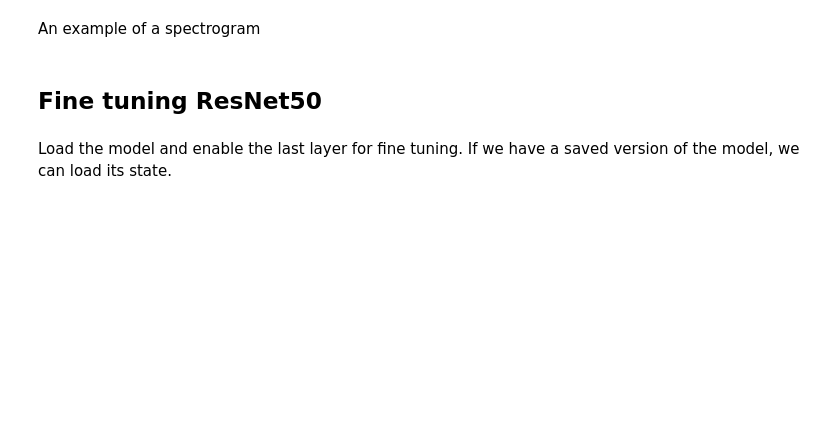
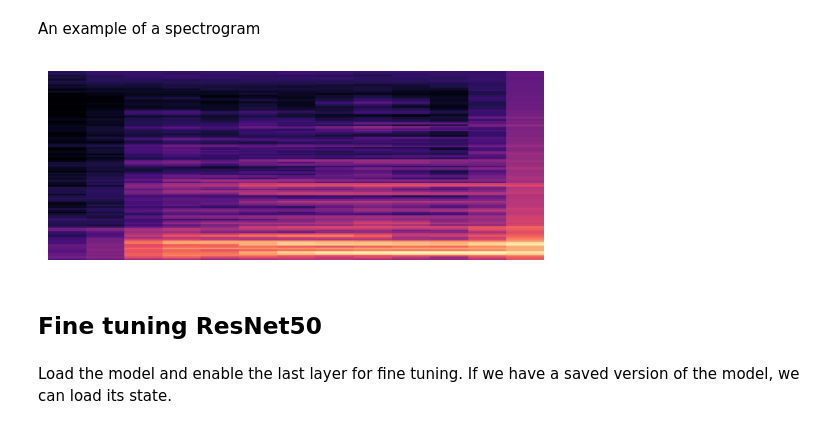
Before and after one commit to skoldin/chord-detector, a Jupyter notebook: classifier_v3.ipynb, the cells around one changed output. Drawn from its saved outputs; the diff is of its cells as text; code cells hidden in the pictures; blank space fills up the shorter version.

```diff
--- a/classifier_v3.ipynb
+++ b/classifier_v3.ipynb
@@ -210,14 +224,16 @@ An example of a spectrogram
 # %%
 import matplotlib.image as mpimg
 
-image_path = os.path.join(preprocessed_train_data_dir, 'Am', 'Am_acousticguitar_Mari_1_0.jpg')
+image_path = os.path.join(preprocessed_train_data_dir, 'Am', 'Am_acousticguitar_Mari_1_0_400ms.jpg')
 
 img = mpimg.imread(image_path)
 
 # Display the image
 plt.imshow(img)
 plt.axis('off')
 plt.show()
+# %% [output]
+[figure, added]
 # %% [markdown]
 ## Fine tuning ResNet50
 # %% [markdown]
```
Also changed, not shown: parts of 39 cells of this notebook.
